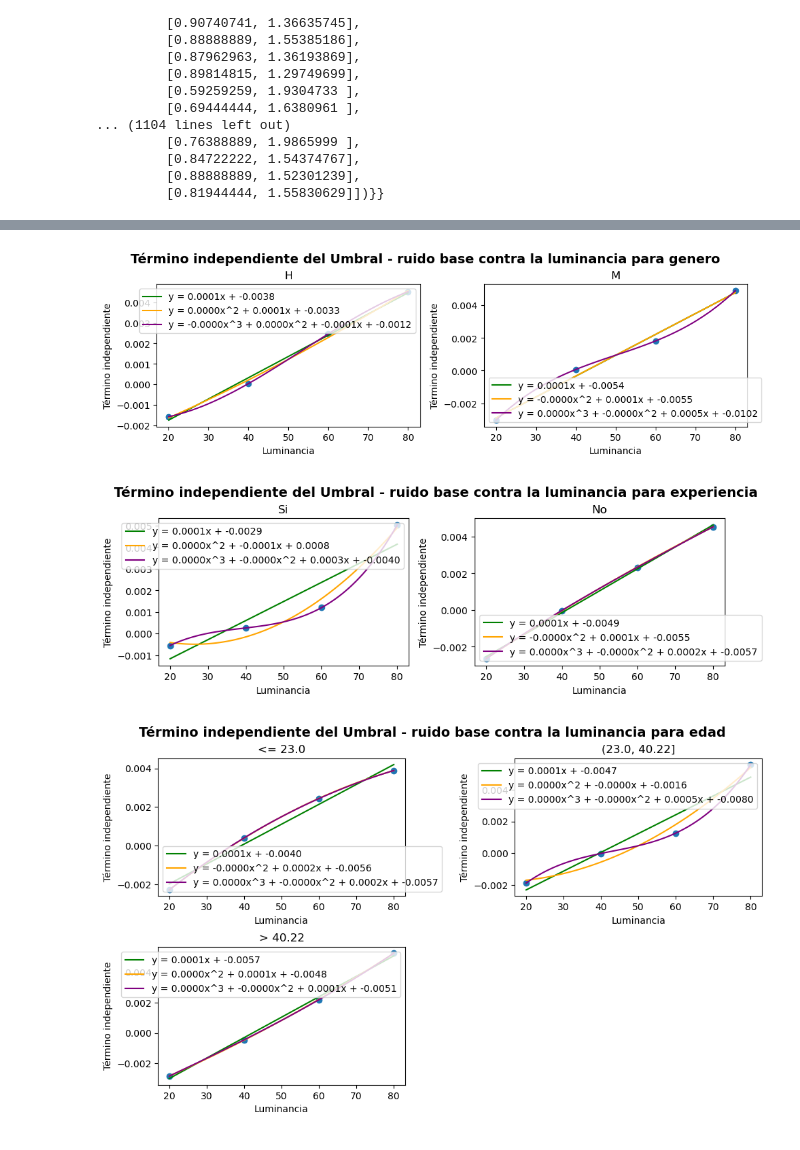
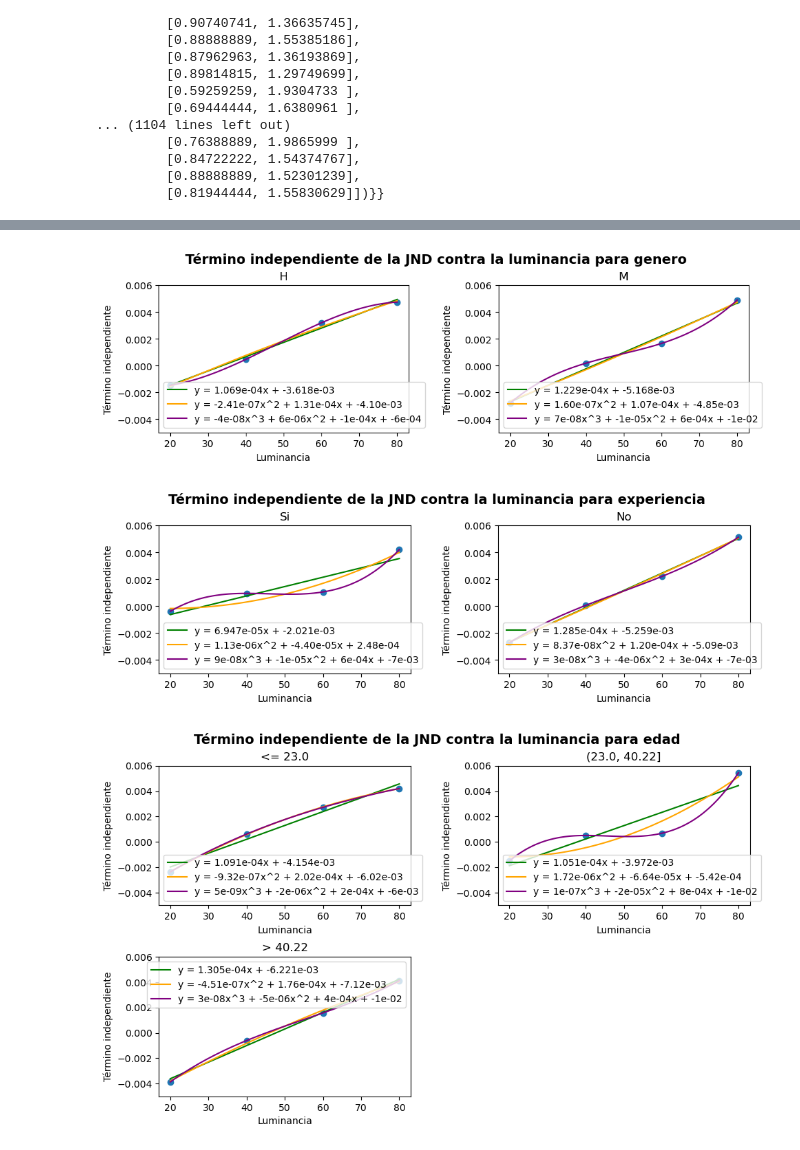
Before and after one commit to Luismikudo/tfm-noise-detection, a Jupyter notebook: plot_tipo_user.ipynb, the cells around one changed output, grey strips where cells are left out. Saved outputs shown, nothing was run; the diff lists cells and outputs as text; code cells hidden in the pictures.

```diff
--- a/plot_tipo_user.ipynb
+++ b/plot_tipo_user.ipynb
@@ -194,9 +196,10 @@ for uni, valores in valores_regresion_uni.items():
     y_smooth_cubico = np.polyval(coeffs_cubico, x_smooth)
 
     # Fórmulas explícitas de los ajustes
-    formula_lineal = 'y = {:.4f}x + {:.4f}'.format(coeffs_lineal[0], coeffs_lineal[1])
-    formula_cuadratica = 'y = {:.4f}x^2 + {:.4f}x + {:.4f}'.format(coeffs_cuadratico[0], coeffs_cuadratico[1], coeffs_cuadratico[2])
-    formula_cubica = 'y = {:.4f}x^3 + {:.4f}x^2 + {:.4f}x + {:.4f}'.format(coeffs_cubico[0], coeffs_cubico[1], coeffs_cubico[2], coeffs_cubico[3])
+
+    formula_lineal = 'y = {:.3e}x + {:.3e}'.format(coeffs_lineal[0], coeffs_lineal[1])
+    formula_cuadratica = 'y = {:.2e}x^2 + {:.2e}x + {:.2e}'.format(coeffs_cuadratico[0], coeffs_cuadratico[1], coeffs_cuadratico[2])
+    formula_cubica = 'y = {:.0e}x^3 + {:.0e}x^2 + {:.0e}x + {:.0e}'.format(coeffs_cubico[0], coeffs_cubico[1], coeffs_cubico[2], coeffs_cubico[3])
 
     axs[x_graph, count_segment_local].plot(x_smooth, y_smooth_lineal, color='green', label=formula_lineal)
     axs[x_graph, count_segment_local].plot(x_smooth, y_smooth_cuadratico, color='orange', label=formula_cuadratica)
@@ -205,6 +208,7 @@ for uni, valores in valores_regresion_uni.items():
     axs[x_graph, count_segment_local].set_title(f'{uni}')
     axs[x_graph, count_segment_local].set_xlabel('Luminancia')
     axs[x_graph, count_segment_local].set_ylabel('Pendiente (K)')
+    axs[x_graph, count_segment_local].set_ylim([-0.1, 0.5])
     axs[x_graph, count_segment_local].legend()
 
     count_segment = count_segment + 1
@@ -218,7 +222,7 @@ plt.tight_layout()
 # Ajustar los espacios entre subplots
 plt.subplots_adjust(top=0.9, bottom=0.1)
 
-fig.suptitle(f"Pendiente de la regresión del Umbral - ruido base contra la luminancia para Universidades", fontsize=14, fontweight='bold')
+fig.suptitle(f"Pendiente de la regresión de la JND contra la luminancia para Universidades", fontsize=14, fontweight='bold')
 
 # Mostrar la figura
 plt.show()
@@ -247,9 +251,9 @@ for uni, valores in valores_regresion_uni.items():
     y_smooth_cubico = np.polyval(coeffs_cubico, x_smooth)
 
     # Fórmulas explícitas de los ajustes
-    formula_lineal = 'y = {:.4f}x + {:.4f}'.format(coeffs_lineal[0], coeffs_lineal[1])
-    formula_cuadratica = 'y = {:.4f}x^2 + {:.4f}x + {:.4f}'.format(coeffs_cuadratico[0], coeffs_cuadratico[1], coeffs_cuadratico[2])
-    formula_cubica = 'y = {:.4f}x^3 + {:.4f}x^2 + {:.4f}x + {:.4f}'.format(coeffs_cubico[0], coeffs_cubico[1], coeffs_cubico[2], coeffs_cubico[3])
+    formula_lineal = 'y = {:.3e}x + {:.3e}'.format(coeffs_lineal[0], coeffs_lineal[1])
+    formula_cuadratica = 'y = {:.2e}x^2 + {:.2e}x + {:.2e}'.format(coeffs_cuadratico[0], coeffs_cuadratico[1], coeffs_cuadratico[2])
+    formula_cubica = 'y = {:.0e}x^3 + {:.0e}x^2 + {:.0e}x + {:.0e}'.format(coeffs_cubico[0], coeffs_cubico[1], coeffs_cubico[2], coeffs_cubico[3])
 
     axs[x_graph, count_segment_local].plot(x_smooth, y_smooth_lineal, color='green', label=formula_lineal)
     axs[x_graph, count_segment_local].plot(x_smooth, y_smooth_cuadratico, color='orange', label=formula_cuadratica)
@@ -258,6 +262,7 @@ for uni, valores in valores_regresion_uni.items():
     axs[x_graph, count_segment_local].set_title(f'{uni}')
     axs[x_graph, count_segment_local].set_xlabel('Luminancia')
     axs[x_graph, count_segment_local].set_ylabel('Término independiente')
+    axs[x_graph, count_segment_local].set_ylim([-0.003, 0.0055])
     axs[x_graph, count_segment_local].legend()
 
     count_segment = count_segment + 1
@@ -271,7 +276,7 @@ plt.tight_layout()
 # Ajustar los espacios entre subplots
 plt.subplots_adjust(top=0.9, bottom=0.1)
 
-fig.suptitle("Término independiente del Umbral - ruido base contra la luminancia para Universidades", fontsize=14, fontweight='bold')
+fig.suptitle("Término independiente de la JND contra la luminancia para Universidades", fontsize=14, fontweight='bold')
 
 # Mostrar la figura
 plt.show()
@@ -359,7 +364,8 @@ for estadistica, grupo in mean_result_agrupado.items():
 
             axs[x_graph, count_segment_local].set_title(f'{segmento}')
             axs[x_graph, count_segment_local].set_xlabel('Ruido base')
-            axs[x_graph, count_segment_local].set_ylabel('Umbral - Ruido base')
+            axs[x_graph, count_segment_local].set_ylabel('JND')
+            axs[x_graph, count_segment_local].set_ylim([0, 0.02])
             axs[x_graph, count_segment_local].legend()
 
         count_segment = count_segment + 1
@@ -376,7 +382,7 @@ for estadistica, grupo in mean_result_agrupado.items():
     # Ajustar los espacios entre subplots
     plt.subplots_adjust(top=0.9, bottom=0.1)
 
-    fig.suptitle(f"Regresión de Umbral - Ruido base con el ruido base para {estadistica}", fontsize=14, fontweight='bold')
+    fig.suptitle(f"Regresión de JND con el ruido base para {estadistica}", fontsize=14, fontweight='bold')
 
     # Mostrar la figura
     plt.show()
@@ -426,9 +432,9 @@ for estadistica, grupo in valores_regresion.items():
         y_smooth_cubico = np.polyval(coeffs_cubico, x_smooth)
 
         # Fórmulas explícitas de los ajustes
-        formula_lineal = 'y = {:.4f}x + {:.4f}'.format(coeffs_lineal[0], coeffs_lineal[1])
-        formula_cuadratica = 'y = {:.4f}x^2 + {:.4f}x + {:.4f}'.format(coeffs_cuadratico[0], coeffs_cuadratico[1], coeffs_cuadratico[2])
-        formula_cubica = 'y = {:.4f}x^3 + {:.4f}x^2 + {:.4f}x + {:.4f}'.format(coeffs_cubico[0], coeffs_cubico[1], coeffs_cubico[2], coeffs_cubico[3])
+        formula_lineal = 'y = {:.3e}x + {:.3e}'.format(coeffs_lineal[0], coeffs_lineal[1])
+        formula_cuadratica = 'y = {:.2e}x^2 + {:.2e}x + {:.2e}'.format(coeffs_cuadratico[0], coeffs_cuadratico[1], coeffs_cuadratico[2])
+        formula_cubica = 'y = {:.0e}x^3 + {:.0e}x^2 + {:.0e}x + {:.0e}'.format(coeffs_cubico[0], coeffs_cubico[1], coeffs_cubico[2], coeffs_cubico[3])
 
         axs[x_graph, count_segment_local].plot(x_smooth, y_smooth_lineal, color='green', label=formula_lineal)
         axs[x_graph, count_segment_local].plot(x_smooth, y_smooth_cuadratico, color='orange', label=formula_cuadratica)
@@ -437,6 +443,7 @@ for estadistica, grupo in valores_regresion.items():
         axs[x_graph, count_segment_local].set_title(f'{segmento}')
         axs[x_graph, count_segment_local].set_xlabel('Luminancia')
         axs[x_graph, count_segment_local].set_ylabel('Pendiente (K)')
+        axs[x_graph, count_segment_local].set_ylim([-0.15, 0.5])
         axs[x_graph, count_segment_local].legend()
 
         count_segment = count_segment + 1
@@ -453,7 +460,7 @@ for estadistica, grupo in valores_regresion.items():
     # Ajustar los espacios entre subplots
     plt.subplots_adjust(top=0.9, bottom=0.1)
 
-    fig.suptitle(f"Pendiente de la regresión del Umbral - ruido base contra la luminancia para {estadistica}", fontsize=14, fontweight='bold')
+    fig.suptitle(f"Pendiente de la regresión de la JND contra la luminancia para {estadistica}", fontsize=14, fontweight='bold')
 
     # Mostrar la figura
     plt.show()
@@ -484,38 +491,39 @@ for estadistica, grupo in valores_regresion.items():
         y_smooth_cubico = np.polyval(coeffs_cubico, x_smooth)
 
         # Fórmulas explícitas de los ajustes
-        formula_lineal = 'y = {:.4f}x + {:.4f}'.format(coeffs_lineal[0], coeffs_lineal[1])
-        formula_cuadratica = 'y = {:.4f}x^2 + {:.4f}x + {:.4f}'.format(coeffs_cuadratico[0], coeffs_cuadratico[1], coeffs_cuadratico[2])
-        formula_cubica = 'y = {:.4f}x^3 + {:.4f}x^2 + {:.4f}x + {:.4f}'.format(coeffs_cubico[0], coeffs_cubico[1], coeffs_cubico[2], coeffs_cubico[3])
+        formula_lineal = 'y = {:.3e}x + {:.3e}'.format(coeffs_lineal[0], coeffs_lineal[1])
+        formula_cuadratica = 'y = {:.2e}x^2 + {:.2e}x + {:.2e}'.format(coeffs_cuadratico[0], coeffs_cuadratico[1], coeffs_cuadratico[2])
+        formula_cubica = 'y = {:.0e}x^3 + {:.0e}x^2 + {:.0e}x + {:.0e}'.format(coeffs_cubico[0], coeffs_cubico[1], coeffs_cubico[2], coeffs_cubico[3])
 
         axs[x_graph, count_segment_local].plot(x_smooth, y_smooth_lineal, color='green', label=formula_lineal)
         axs[x_graph, count_segment_local].plot(x_smooth, y_smooth_cuadratico, color='orange', label=formula_cuadratica)
         axs[x_graph, count_segment_local].plot(x_smooth, y_smooth_cubico, color='purple', label=formula_cubica)
         axs[x_graph, count_segment_local].scatter(unique_luminancias, intercept)
         axs[x_graph, count_segment_local].set_title(f'{segmento}')
         axs[x_graph, count_segment_local].set_xlabel('Luminancia')
         axs[x_graph, count_segment_local].set_ylabel('Término independiente')
+        axs[x_graph, count_segment_local].set_ylim([-0.005, 0.006])
         axs[x_graph, count_segment_local].legend()
 
         count_segment = count_segment + 1
 
     # Eliminar subplots vacíos
     if len(grupo.keys()) < 3:
         fig.delaxes(axs[1, 0])
     if len(grupo.keys()) < 4:
         fig.delaxes(axs[1, 1])
 
     # Ajustar los espacios entre subplots
     plt.tight_layout()
 
     # Ajustar los espacios entre subplots
     plt.subplots_adjust(top=0.9, bottom=0.1)
 
-    fig.suptitle(f"Término independiente del Umbral - ruido base contra la luminancia para {estadistica}", fontsize=14, fontweight='bold')
+    fig.suptitle(f"Término independiente de la JND contra la luminancia para {estadistica}", fontsize=14, fontweight='bold')
 
     # Mostrar la figura
     plt.show()
 # %% [output]
-[figure, old version]
+[figure, new version]
-[figure, old version]
+[figure, new version]
-[figure, old version]
+[figure, new version]
```
Also changed, not shown: parts of 5 cells of this notebook, 8 other files.
